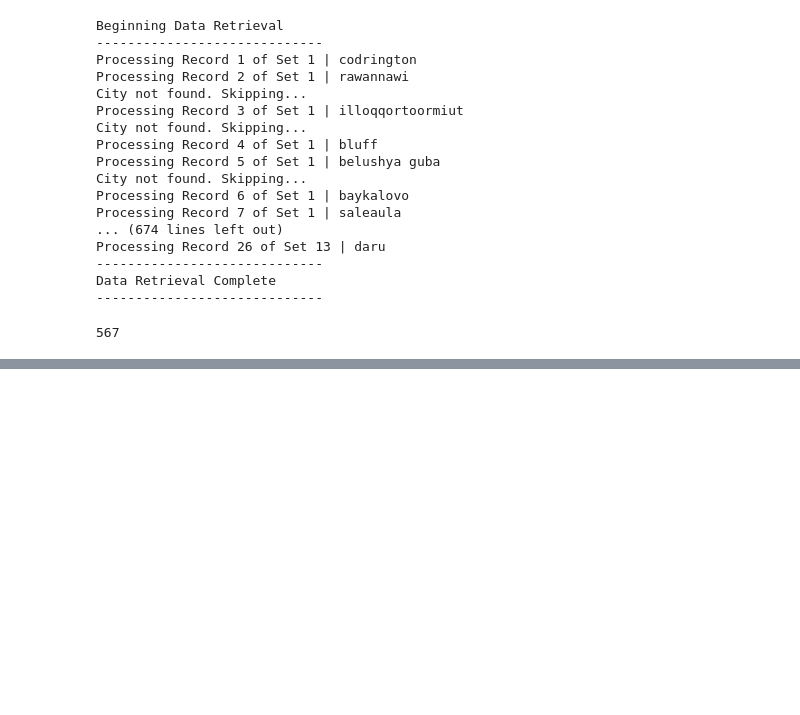
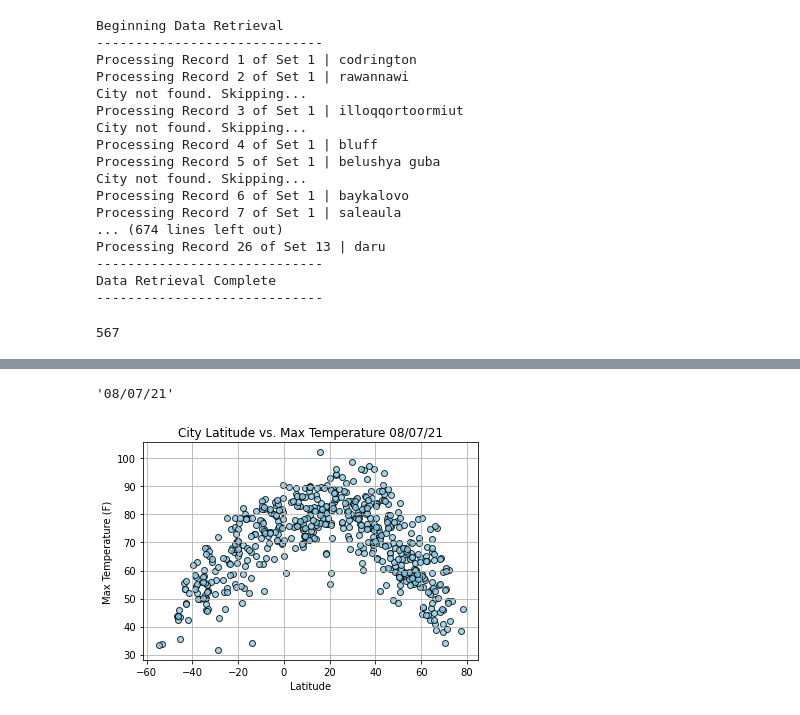
Before and after one commit to tsevi11a/World_Weather_Analysis, a Jupyter notebook: WeatherPy.ipynb, the cells around one changed output, grey strips where cells are left out. Cells and saved outputs as stored; diff of their text form; code cells hidden in the pictures; blank space fills up the shorter version.

Commit message:
adding scatter plots

```diff
--- a/WeatherPy.ipynb
+++ b/WeatherPy.ipynb
@@ -172,3 +175,32 @@ output_data_file = "weather_data/cities.csv"
 
 # Export the City Data Dataframe into a CSV
 city_data_df.to_csv(output_data_file, index_label="City_ID")
+# %%
+# Extract relevant field from dataframe (latitude, max temp, humidity, cloudiness, wind)
+lats = city_data_df["Lat"]
+max_temps = city_data_df["Max Temp"]
+humidity = city_data_df["Humidity"]
+cloudiness = city_data_df["Cloudiness"]
+wind_speed = city_data_df["Wind Speed"]
+# %%
+# Get today's date in seconds
+today = time.strftime("%x")
+today
+# %% [output]
+'08/07/21'
+# %%
+# Build scatter plot for latitude vs max temp
+plt.scatter(lats, max_temps, c="skyblue", edgecolor="black", linewidths=1, marker="o", alpha=0.8, label="Cities")
+
+# Incorporate graph properties
+plt.title(f"City Latitude vs. Max Temperature " + today)
+plt.ylabel("Max Temperature (F)")
+plt.xlabel("Latitude")
+plt.grid(True)
+
+# Save figure
+plt.savefig("weather_data/Fig1.png")
+
+plt.show()
+# %% [output]
+[figure, added]
```
Also changed, not shown: parts of 4 cells of this notebook, 4 other files.
